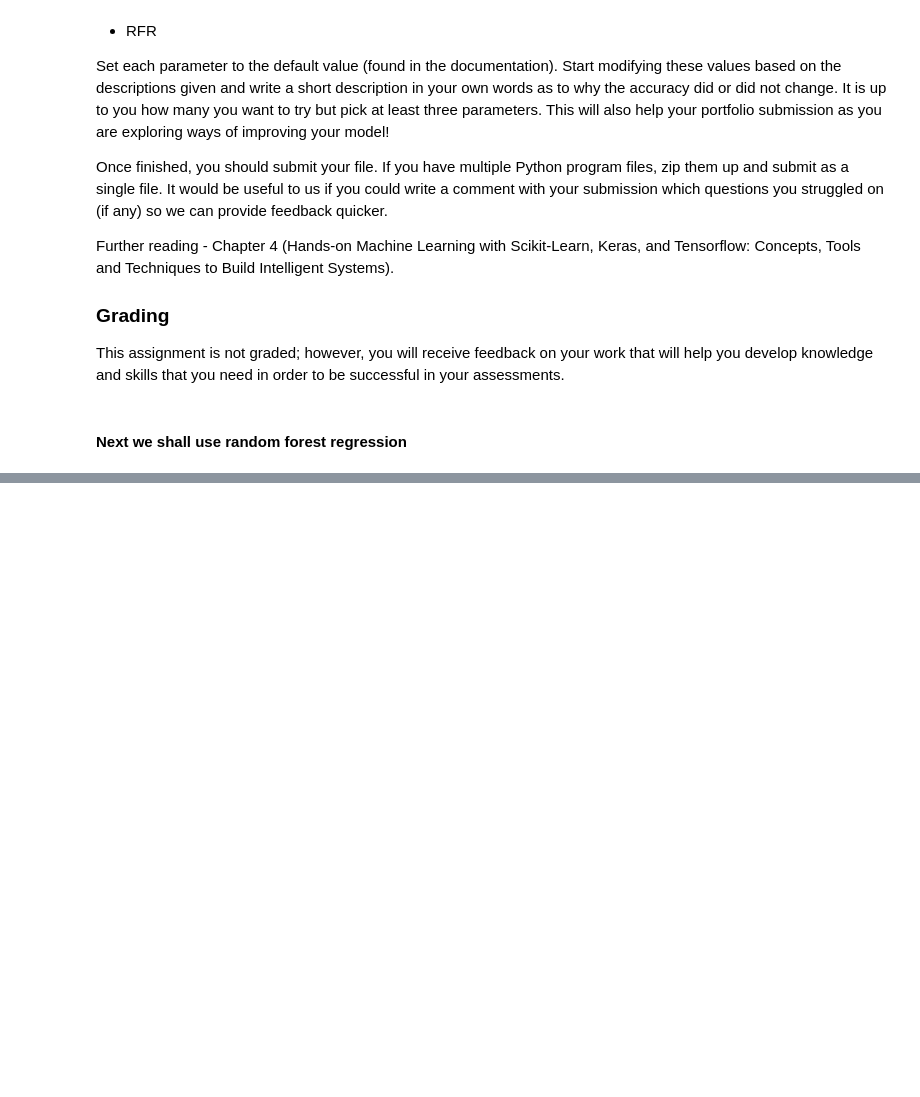
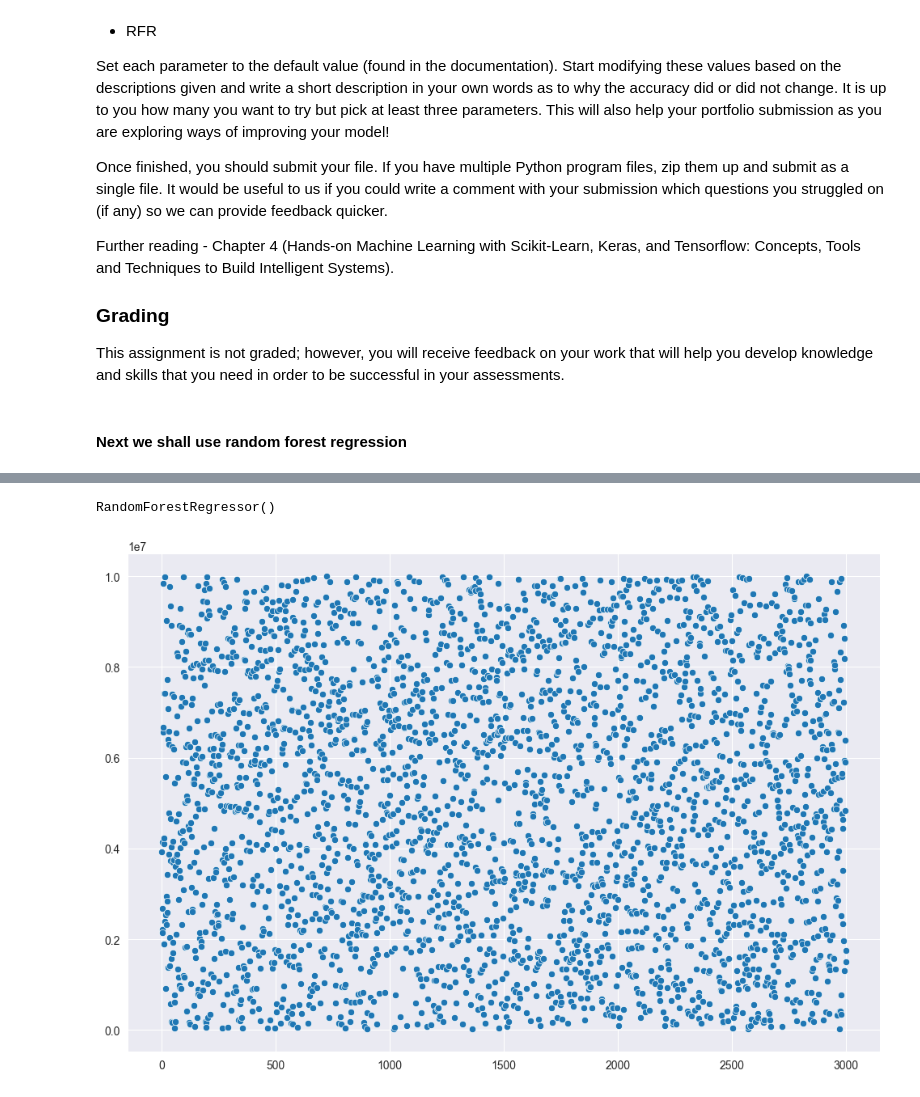
Before and after one commit to Rawlsy-py/7CS070_AI_Tech, a Jupyter notebook: Week 3 - Advanced Regression Models/week 3 - Workshop 2 - RFR.ipynb, the cells around one changed output, grey strips where cells are left out. Drawn from its saved outputs; the diff is of its cells as text; code cells hidden in the pictures; blank space fills up the shorter version.

```diff
--- a/Week 3 - Advanced Regression Models/week 3 - Workshop 2 - RFR.ipynb
+++ b/Week 3 - Advanced Regression Models/week 3 - Workshop 2 - RFR.ipynb
@@ -34,2 +143,19 @@ df_rfr = pd.read_csv('ParisHousing.csv')
+# %%
+x_train, x_test, y_train, y_test = train_test_split(X, y, test_size=0.3, random_state=101)
 # %%
 from sklearn.ensemble import RandomForestRegressor
+# %%
+rfr = RandomForestRegressor()
+# %%
+rfr.fit(x_train, y_train)
+# %% [output]
+RandomForestRegressor()
+# %%
+predictions = rfr.predict(x_test)
+# %%
+# show the model tree predictions in a plot seborn
+plt.figure(figsize=(12, 8))
+sns.scatterplot(predictions)
+plt.show()
+# %% [output]
+[figure, added]
```
Also changed, not shown: parts of 25 cells of this notebook.
